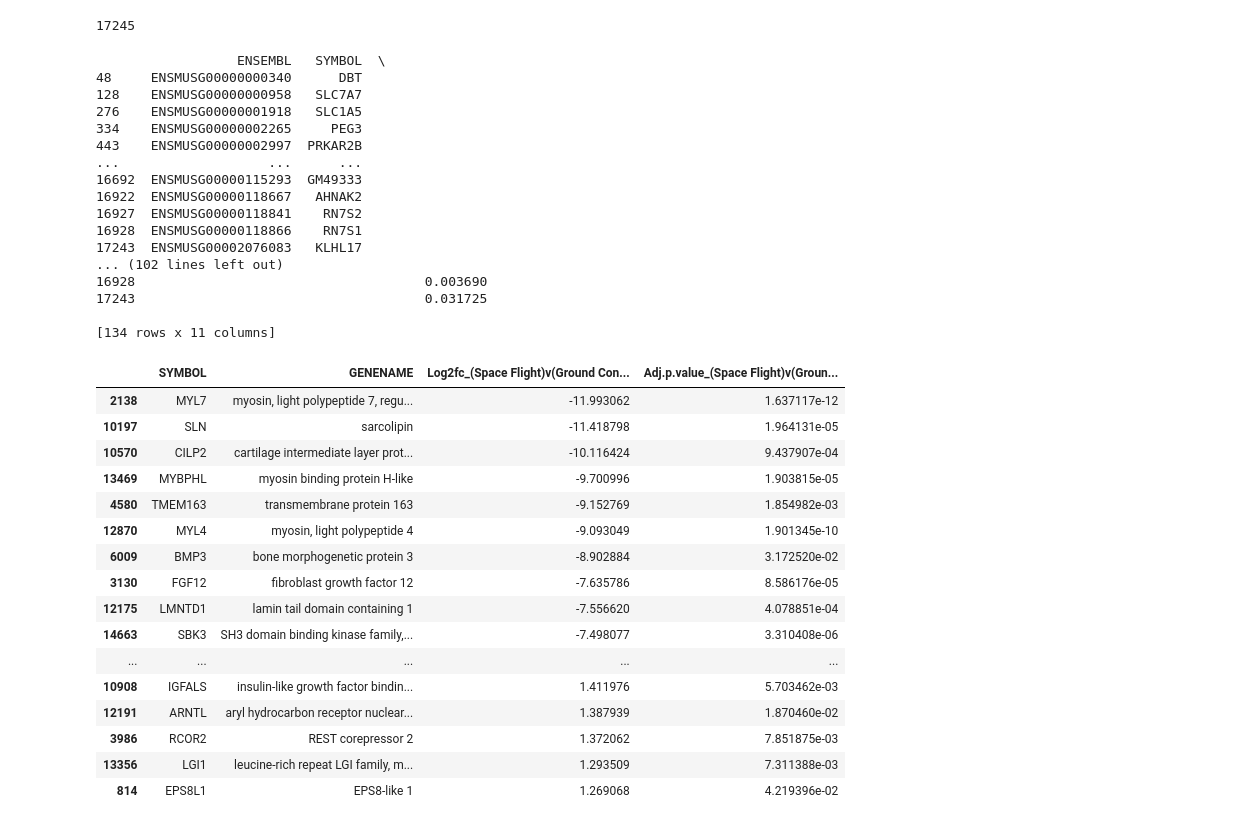
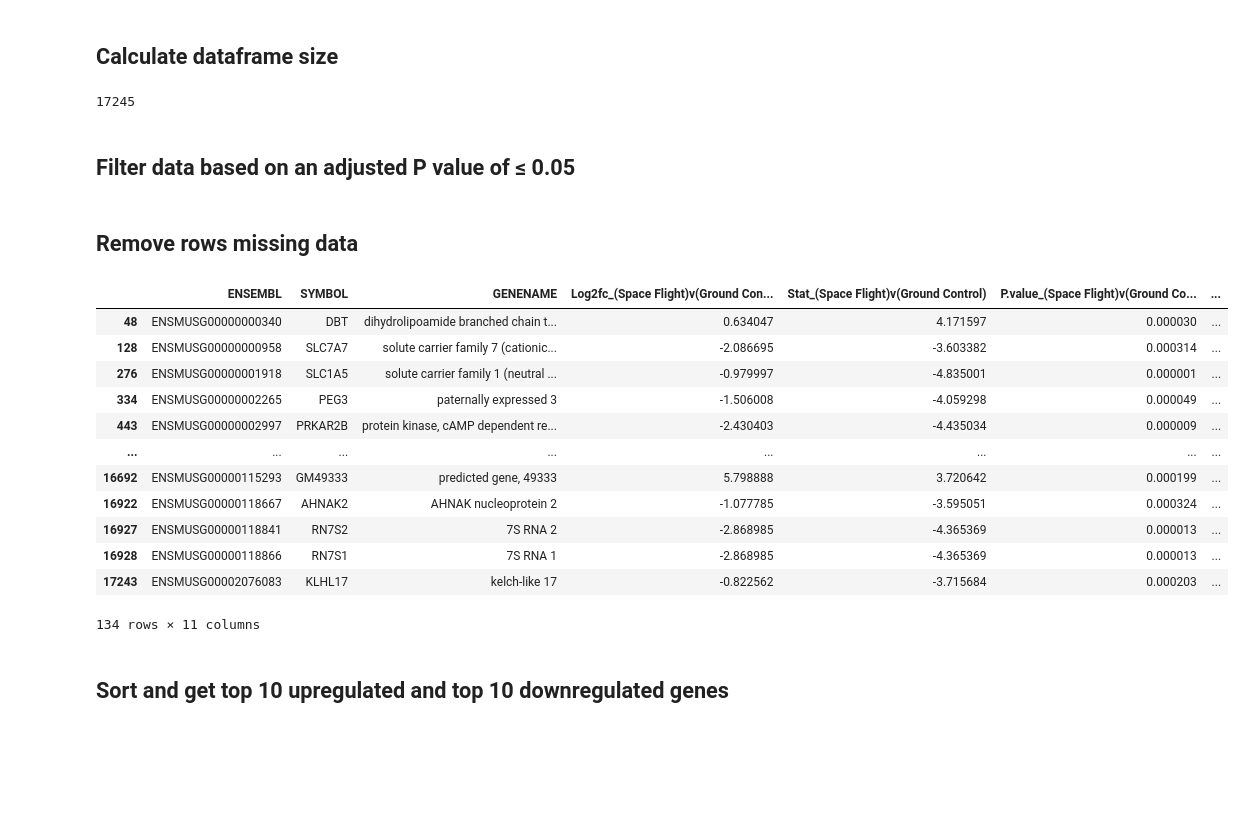
Before and after one commit to mgrinstein/omics-ssp25, a Jupyter notebook: OSD599.ipynb, the cells around one changed output. Saved outputs shown, nothing was run; the diff lists cells and outputs as text; code cells hidden in the pictures; blank space fills up the shorter version.

```diff
--- a/OSD599.ipynb
+++ b/OSD599.ipynb
@@ -34,4 +86,8 @@ df = df[columns_to_keep]
+# %% [markdown]
+## Calculate dataframe size
 # %%
 len(df)
 # %% [output]
 17245
+# %% [markdown]
+## Filter data based on an adjusted P value of ≤ 0.05
@@ -38,56 +96,29 @@ len(df)
+# %% [markdown]
+## Remove rows missing data
 # %%
-filtered_df = df[df['Adj.p.value_(Space Flight)v(Ground Control)'] <= 0.05]
-
-# Remove rows where SYMBOL is NaN or the literal string "NAN"
 filtered_df = filtered_df[
     (filtered_df['SYMBOL'].notna()) &
     (filtered_df['SYMBOL'] != '') &
     (filtered_df['SYMBOL'] != 'NAN') &
     (filtered_df['SYMBOL'] != 'NA')
 ]
-print(filtered_df)
+filtered_df
 # %% [output]
+|  | ENSEMBL | SYMBOL | GENENAME | Log2fc_(Space Flight)v(Ground Con... | Stat_(Space Flight)v(Ground Control) | P.value_(Space Flight)v(Ground Co... | ... |
+| 48 | ENSMUSG00000000340 | DBT | dihydrolipoamide branched chain t... | 0.634047 | 4.171597 | 0.000030 | ... |
+| 128 | ENSMUSG00000000958 | SLC7A7 | solute carrier family 7 (cationic... | -2.086695 | -3.603382 | 0.000314 | ... |
+| 276 | ENSMUSG00000001918 | SLC1A5 | solute carrier family 1 (neutral ... | -0.979997 | -4.835001 | 0.000001 | ... |
+| 334 | ENSMUSG00000002265 | PEG3 | paternally expressed 3 | -1.506008 | -4.059298 | 0.000049 | ... |
+| 443 | ENSMUSG00000002997 | PRKAR2B | protein kinase, cAMP dependent re... | -2.430403 | -4.435034 | 0.000009 | ... |
+| ... | ... | ... | ... | ... | ... | ... | ... |
+| 16692 | ENSMUSG00000115293 | GM49333 | predicted gene, 49333 | 5.798888 | 3.720642 | 0.000199 | ... |
+| 16922 | ENSMUSG00000118667 | AHNAK2 | AHNAK nucleoprotein 2 | -1.077785 | -3.595051 | 0.000324 | ... |
+| 16927 | ENSMUSG00000118841 | RN7S2 | 7S RNA 2 | -2.868985 | -4.365369 | 0.000013 | ... |
+| 16928 | ENSMUSG00000118866 | RN7S1 | 7S RNA 1 | -2.868985 | -4.365369 | 0.000013 | ... |
+| 17243 | ENSMUSG00002076083 | KLHL17 | kelch-like 17 | -0.822562 | -3.715684 | 0.000203 | ... |
-                  ENSEMBL   SYMBOL  \
-48     ENSMUSG00000000340      DBT
-128    ENSMUSG00000000958   SLC7A7
-276    ENSMUSG00000001918   SLC1A5
-334    ENSMUSG00000002265     PEG3
-443    ENSMUSG00000002997  PRKAR2B
-...                   ...      ...
-16692  ENSMUSG00000115293  GM49333
-16922  ENSMUSG00000118667   AHNAK2
-16927  ENSMUSG00000118841    RN7S2
-16928  ENSMUSG00000118866    RN7S1
-17243  ENSMUSG00002076083   KLHL17
-... (102 lines left out)
-16928                                     0.003690
-17243                                     0.031725
-
-[134 rows x 11 columns]
+134 rows × 11 columns
+# %% [markdown]
+## Sort and get top 10 upregulated and top 10 downregulated genes
 # %%
-# Sort and get top 10 upregulated and downregulated
 top10_up = filtered_df.sort_values('Log2fc_(Space Flight)v(Ground Control)', ascending=False).head(10)
 top10_down = filtered_df.sort_values('Log2fc_(Space Flight)v(Ground Control)').head(10)
-
-# Combine into one table
-top_bottom_20 = pd.concat([top10_down, top10_up])
-
-top_bottom_20[['SYMBOL', 'GENENAME', 'Log2fc_(Space Flight)v(Ground Control)', 'Adj.p.value_(Space Flight)v(Ground Control)']]
-# %% [output]
-|  | SYMBOL | GENENAME | Log2fc_(Space Flight)v(Ground Con... | Adj.p.value_(Space Flight)v(Groun... |
-| 2138 | MYL7 | myosin, light polypeptide 7, regu... | -11.993062 | 1.637117e-12 |
-| 10197 | SLN | sarcolipin | -11.418798 | 1.964131e-05 |
-| 10570 | CILP2 | cartilage intermediate layer prot... | -10.116424 | 9.437907e-04 |
-| 13469 | MYBPHL | myosin binding protein H-like | -9.700996 | 1.903815e-05 |
-| 4580 | TMEM163 | transmembrane protein 163 | -9.152769 | 1.854982e-03 |
-| 12870 | MYL4 | myosin, light polypeptide 4 | -9.093049 | 1.901345e-10 |
-| 6009 | BMP3 | bone morphogenetic protein 3 | -8.902884 | 3.172520e-02 |
-| 3130 | FGF12 | fibroblast growth factor 12 | -7.635786 | 8.586176e-05 |
-| 12175 | LMNTD1 | lamin tail domain containing 1 | -7.556620 | 4.078851e-04 |
-| 14663 | SBK3 | SH3 domain binding kinase family,... | -7.498077 | 3.310408e-06 |
-| ... | ... | ... | ... | ... |
-| 10908 | IGFALS | insulin-like growth factor bindin... | 1.411976 | 5.703462e-03 |
-| 12191 | ARNTL | aryl hydrocarbon receptor nuclear... | 1.387939 | 1.870460e-02 |
-| 3986 | RCOR2 | REST corepressor 2 | 1.372062 | 7.851875e-03 |
-| 13356 | LGI1 | leucine-rich repeat LGI family, m... | 1.293509 | 7.311388e-03 |
-| 814 | EPS8L1 | EPS8-like 1 | 1.269068 | 4.219396e-02 |
```
Also changed, not shown: parts of 23 cells of this notebook.
